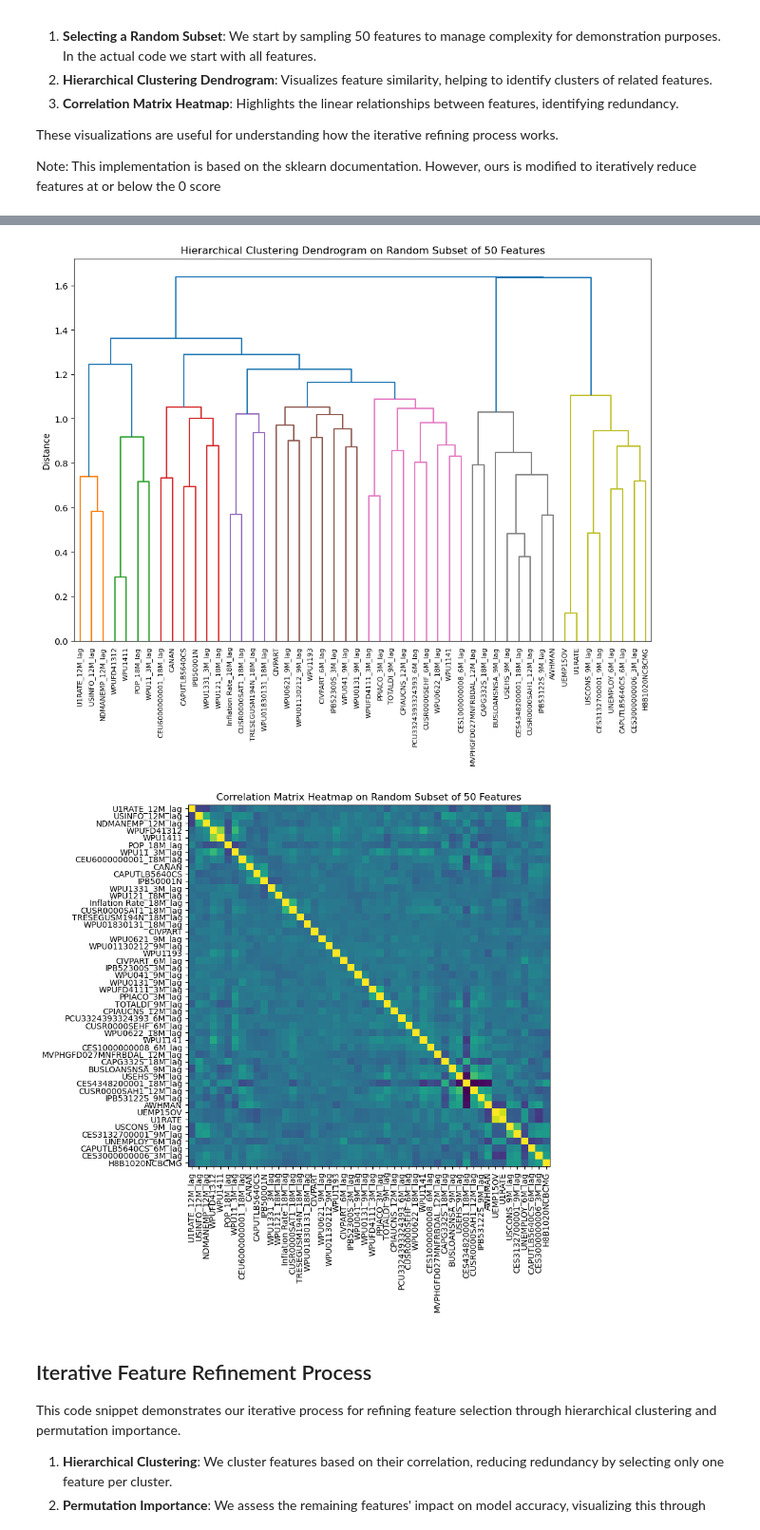
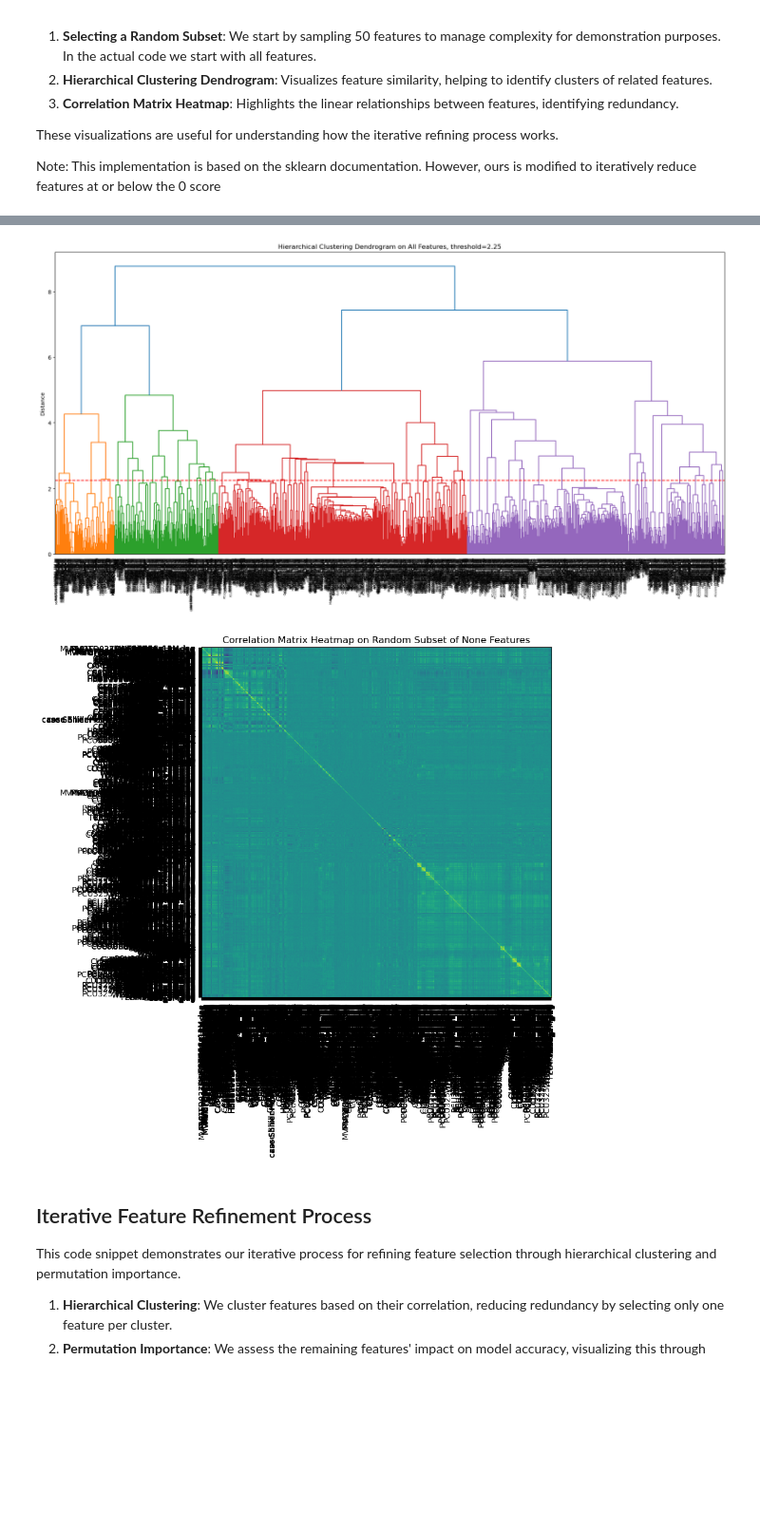
Before and after one commit to jonkerr/bug-free-palm-tree, a Jupyter notebook: permutation_importance.ipynb, the cells around one changed output, grey strips where cells are left out. Shown at 95% size. Saved outputs shown, nothing was run; the diff lists cells and outputs as text; code cells hidden in the pictures; blank space fills up the shorter version.

Commit message:
update threshold for hierarchical clustering

```diff
--- a/permutation_importance.ipynb
+++ b/permutation_importance.ipynb
@@ -146,7 +146,7 @@ def plot_permutation_importance(clf, X, y, ax):
     ax.axvline(x=0, color="k", linestyle="--")
     return ax
 # %%
-n = 50 # Number of columns to sample
+n = None # Number of columns to sample
 
 X_train, y_train, X_test, y_test = load_data(subset=n)
 X = pd.concat([X_train, X_test], axis=0, ignore_index=True)
@@ -161,20 +160,23 @@ Baseline accuracy on test data: 0.92
 # %%
 # Plot Dendrogram
-fig1, ax1 = plt.subplots(figsize=(12, 8))
+fig1, ax1 = plt.subplots(figsize=(22, 10))
 dendro = plot_dendrogram(X, ax1)
-plt.title(f'Hierarchical Clustering Dendrogram on Random Subset of {n} Features')
+# plt.title(f'Hierarchical Clustering Dendrogram on Random Subset of {n} Features')
+plt.title(f'Hierarchical Clustering Dendrogram on All Features, threshold=2.25')
 ax1.set_ylabel('Distance')
+# horizontal line at y=2.3
+ax1.axhline(y=2.25, color='r', linestyle='--')
 plt.show()
 
 # Plot Heatmap
 fig2, ax2 = plt.subplots(figsize=(12, 8))
 corr = create_correlation_matrix(X)
 plot_heatmap(corr, dendro, ax2)
 plt.title(f'Correlation Matrix Heatmap on Random Subset of {n} Features')
 plt.show()
 # %% [output]
-[figure, old version]
+[figure, new version]
-[figure, old version]
+[figure, new version]
 # %% [markdown]
 ## Iterative Feature Refinement Process
 
```
Also changed, not shown: parts of 11 cells of this notebook, 8 other files.
